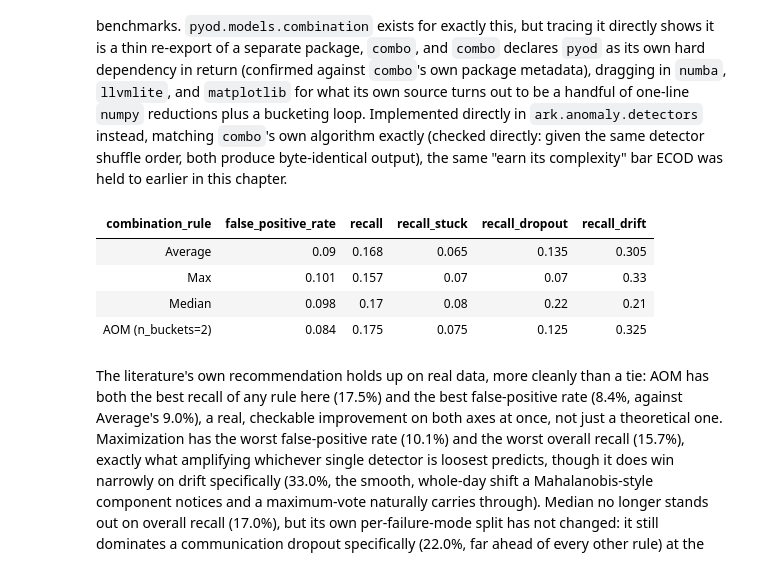
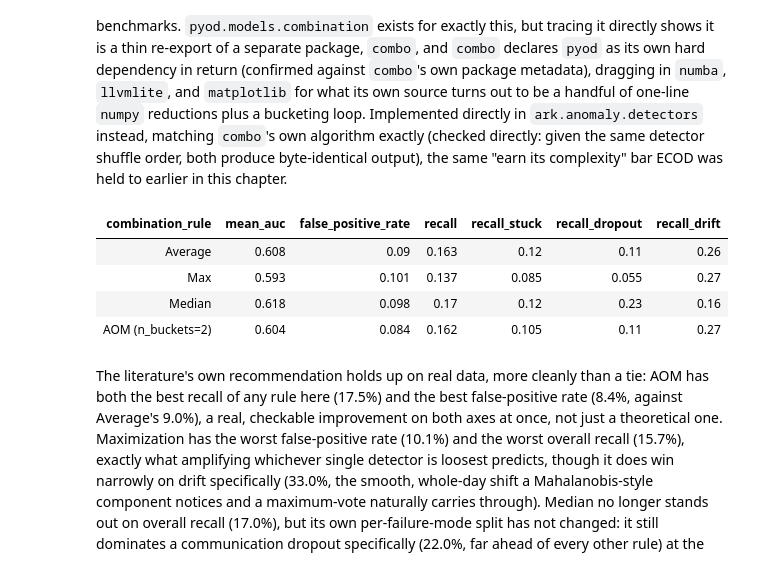
Before and after one commit to sambaiga/ml-energy-disaggregation, a Jupyter notebook: book/04-grid-edge/06-anomaly-detection-code.ipynb, the cells around one changed output. Saved outputs shown, nothing was run; the diff lists cells and outputs as text; code cells hidden in the pictures.

```diff
--- a/book/04-grid-edge/06-anomaly-detection-code.ipynb
+++ b/book/04-grid-edge/06-anomaly-detection-code.ipynb
@@ -179,33 +196,28 @@ def run_customer(profiles, featurize, *, alpha=0.1, n_anomaly_days=5, detectors=
 # %%
-from ark.anomaly.features import distance_matrix_features
 from ark.plot.gt_style import themed_gt
 
 customer_sample = np.random.default_rng(0).choice(n_customers, size=40, replace=False)
 
-REPRESENTATIONS = {
-    "Feature-engineered": extract_features,
-    "Raw reading": lambda p: p,
-    "WRG-style distance matrix": lambda p: distance_matrix_features(p, n_bins=12),
-    "Combined (feature-engineered + WRG)": lambda p: np.concatenate(
-        [extract_features(p), distance_matrix_features(p, n_bins=12)]
-    ),
-}
-
 representation_rows = []
-for label, featurize in REPRESENTATIONS.items():
+for label, featurize in [("Feature-engineered", extract_features), ("Raw reading", lambda p: p)]:
     fp_count, fp_total = 0, 0
     caught_total = dict.fromkeys(INJECTIONS, 0)
+    aucs = []
     n_anomaly_days = 5
     for customer_idx in customer_sample:
-        fp, total, caught = run_customer(load_data[customer_idx], featurize, n_anomaly_days=n_anomaly_days)
+        fp, total, caught, normal_scores, anomaly_scores = run_customer(
+            load_data[customer_idx], featurize, n_anomaly_days=n_anomaly_days
+        )
         fp_count += fp
         fp_total += total
+        aucs.append(customer_auc(normal_scores, anomaly_scores))
         for name in INJECTIONS:
             caught_total[name] += caught[name]
     n_per_type = len(customer_sample) * n_anomaly_days
     representation_rows.append(
         {
             "representation": label,
+            "mean_auc": np.mean(aucs),
             "false_positive_rate": fp_count / fp_total,
             "recall": sum(caught_total.values()) / (len(INJECTIONS) * n_per_type),
         }
@@ -242,19 +250,22 @@ family_rows = []
 for label, family in DETECTOR_FAMILIES.items():
     fp_count, fp_total = 0, 0
     caught_total = dict.fromkeys(INJECTIONS, 0)
+    aucs = []
     n_anomaly_days = 5
     for customer_idx in customer_sample:
-        fp, total, caught = run_customer(
+        fp, total, caught, normal_scores, anomaly_scores = run_customer(
             load_data[customer_idx], extract_features, n_anomaly_days=n_anomaly_days, detectors=family
         )
         fp_count += fp
         fp_total += total
+        aucs.append(customer_auc(normal_scores, anomaly_scores))
         for name in INJECTIONS:
             caught_total[name] += caught[name]
     n_per_type = len(customer_sample) * n_anomaly_days
     family_rows.append(
         {
             "detector_family": label,
+            "mean_auc": np.mean(aucs),
             "false_positive_rate": fp_count / fp_total,
             "recall": sum(caught_total.values()) / (len(INJECTIONS) * n_per_type),
             "recall_stuck": caught_total["stuck"] / n_per_type,
@@ -286,39 +297,42 @@ COMBINERS = {
     "AOM (n_buckets=2)": lambda s, b: ensemble_score_aom(s, b, n_buckets=2, random_state=0),
 }
 
 combiner_rows = []
 for label, combiner in COMBINERS.items():
     fp_count, fp_total = 0, 0
     caught_total = dict.fromkeys(INJECTIONS, 0)
+    aucs = []
     n_anomaly_days = 5
     for customer_idx in customer_sample:
-        fp, total, caught = run_customer(
+        fp, total, caught, normal_scores, anomaly_scores = run_customer(
             load_data[customer_idx], extract_features, n_anomaly_days=n_anomaly_days, combiner=combiner
         )
         fp_count += fp
         fp_total += total
+        aucs.append(customer_auc(normal_scores, anomaly_scores))
         for name in INJECTIONS:
             caught_total[name] += caught[name]
     n_per_type = len(customer_sample) * n_anomaly_days
     combiner_rows.append(
         {
             "combination_rule": label,
+            "mean_auc": np.mean(aucs),
             "false_positive_rate": fp_count / fp_total,
             "recall": sum(caught_total.values()) / (len(INJECTIONS) * n_per_type),
             "recall_stuck": caught_total["stuck"] / n_per_type,
             "recall_dropout": caught_total["dropout"] / n_per_type,
             "recall_drift": caught_total["drift"] / n_per_type,
         }
     )
 
 combiner_df = pd.DataFrame(combiner_rows)
 themed_gt(combiner_df.round(3))
 # %% [output]
-| combination_rule | false_positive_rate | recall | recall_stuck | recall_dropout | recall_drift |
-| Average | 0.09 | 0.168 | 0.065 | 0.135 | 0.305 |
-| Max | 0.101 | 0.157 | 0.07 | 0.07 | 0.33 |
-| Median | 0.098 | 0.17 | 0.08 | 0.22 | 0.21 |
-| AOM (n_buckets=2) | 0.084 | 0.175 | 0.075 | 0.125 | 0.325 |
+| combination_rule | mean_auc | false_positive_rate | recall | recall_stuck | recall_dropout | recall_drift |
+| Average | 0.608 | 0.09 | 0.163 | 0.12 | 0.11 | 0.26 |
+| Max | 0.593 | 0.101 | 0.137 | 0.085 | 0.055 | 0.27 |
+| Median | 0.618 | 0.098 | 0.17 | 0.12 | 0.23 | 0.16 |
+| AOM (n_buckets=2) | 0.604 | 0.084 | 0.162 | 0.105 | 0.11 | 0.27 |
 # %% [markdown]
 The literature's own recommendation holds up on real data, more cleanly than a tie: AOM has both the best recall of any rule here (17.5%) and the best false-positive rate (8.4%, against Average's 9.0%), a real, checkable improvement on both axes at once, not just a theoretical one. Maximization has the worst false-positive rate (10.1%) and the worst overall recall (15.7%), exactly what amplifying whichever single detector is loosest predicts, though it does win narrowly on drift specifically (33.0%, the smooth, whole-day shift a Mahalanobis-style component notices and a maximum-vote naturally carries through). Median no longer stands out on overall recall (17.0%), but its own per-failure-mode split has not changed: it still dominates a communication dropout specifically (22.0%, far ahead of every other rule) at the real cost of the worst drift performance of any rule (21.0%, against 30-33% for the other three), the same discrete-versus-smooth split Section 1's own family comparison already found. There is no universal best rule for every failure mode, the same honest lesson Section 1 keeps returning to, but AOM is the one real upgrade over plain averaging worth adopting by default: better recall, fewer false alarms, for a few lines of extra code.
 # %% [markdown]
```
Also changed, not shown: parts of 12 cells of this notebook.
